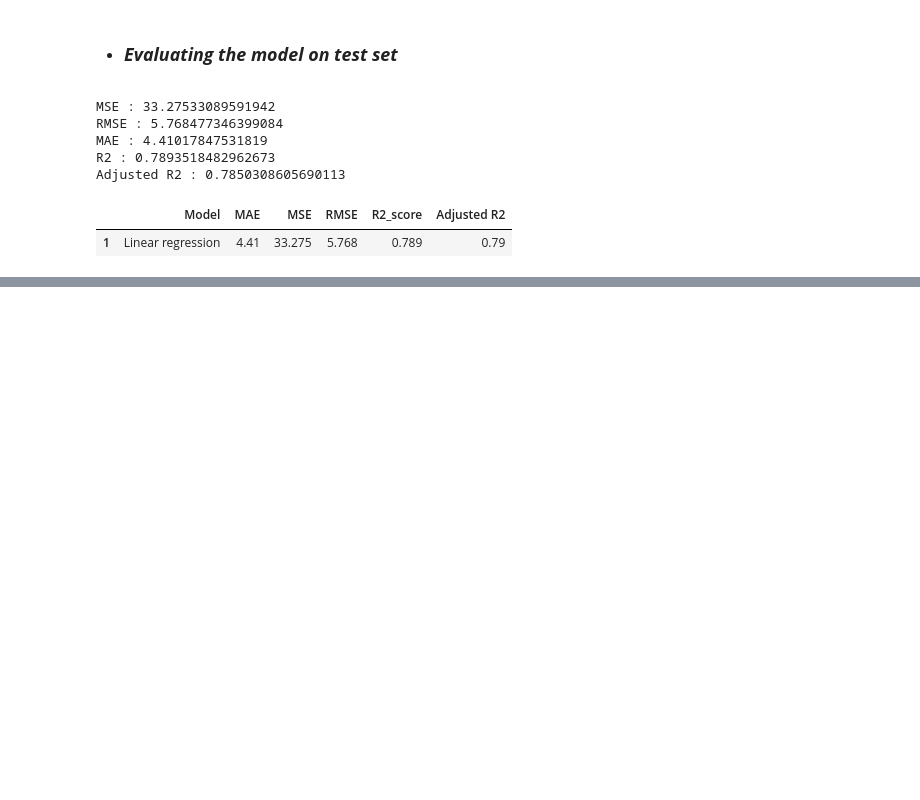
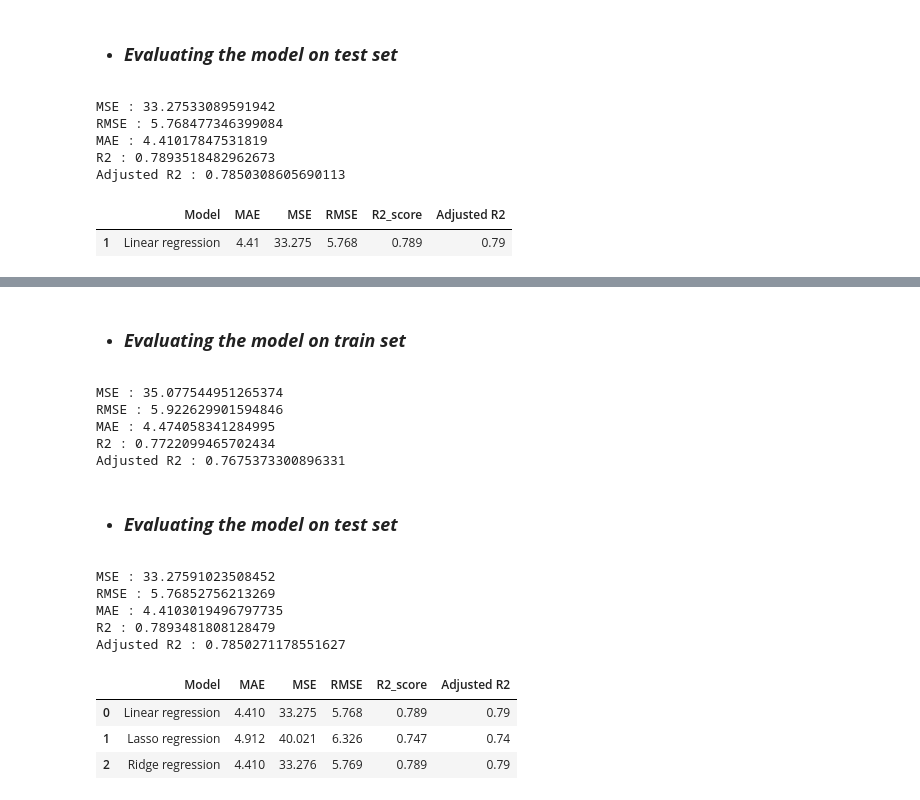
Before and after one commit to Harshjyot-Singh-Chawla/Seoul-Bike-Sharing-Demand-Prediction, a Jupyter notebook: capstone_project_2_Ml.ipynb, the cells around one changed output, grey strips where cells are left out. Saved outputs shown, nothing was run; the diff lists cells and outputs as text; code cells hidden in the pictures; blank space fills up the shorter version.

```diff
--- a/capstone_project_2_Ml.ipynb
+++ b/capstone_project_2_Ml.ipynb
@@ -633,0 +646,4 @@ test_df
+# %%
+#x_train and x_test value
+y_pred_train_lasso=lasso.predict(X_train)
+y_pred_test_lasso= lasso.predict(X_test)
@@ -633,0 +739,4 @@ test_df
+# %%
+# Fitting RIDGE Regression to the Training set
+ridge= Ridge(alpha=0.1, max_iter= 3000)
+ridge.fit(X_train,y_train)
@@ -633,0 +750,3 @@ test_df
+# %%
+y_pred_train_ridge=ridge.predict(X_train)
+y_pred_test_ridge=ridge.predict(X_test)
@@ -633,0 +755,27 @@ test_df
+# %% [markdown]
+*   ### ***Evaluating the model on train set***
+# %%
+#calculate MSE
+MSE_r= mean_squared_error((y_train), (y_pred_train_ridge))
+print("MSE :",MSE_r)
+
+#calculate RMSE
+RMSE_r=np.sqrt(MSE_r)
+print("RMSE :",RMSE_r)
+
+
+#calculate MAE
+MAE_r= mean_absolute_error(y_train, y_pred_train_ridge)
+print("MAE :",MAE_r)
+
+#calculate r2 and adjusted r2
+r2_r= r2_score(y_train, y_pred_train_ridge)
+print("R2 :",r2_r)
+Adjusted_R2_r=(1-(1-r2_score(y_train, y_pred_train_ridge))*((X_test.shape[0]-1)/(X_test.shape[0]-X_test.shape[1]-1)) )
+print("Adjusted R2 :",Adjusted_R2_r)
+# %% [output]
+MSE : 35.077544951265374
+RMSE : 5.922629901594846
+MAE : 4.474058341284995
+R2 : 0.7722099465702434
+Adjusted R2 : 0.7675373300896331
@@ -633,0 +791,42 @@ test_df
+# %% [markdown]
+*   ### ***Evaluating the model on test set***
+# %%
+#calculate MSE
+MSE_r= mean_squared_error(y_test, y_pred_test_ridge)
+print("MSE :",MSE_r)
+
+#calculate RMSE
+RMSE_r=np.sqrt(MSE_r)
+print("RMSE :",RMSE_r)
+
+
+#calculate MAE
+MAE_r= mean_absolute_error(y_test, y_pred_test_ridge)
+print("MAE :",MAE_r)
+
+#calculate r2 and adjusted r2
+r2_r= r2_score((y_test), (y_pred_test_ridge))
+print("R2 :",r2_r)
+Adjusted_R2_r=(1-(1-r2_score((y_test), (y_pred_test_ridge)))*((X_test.shape[0]-1)/(X_test.shape[0]-X_test.shape[1]-1)) )
+print("Adjusted R2 :",Adjusted_R2_r)
+# %% [output]
+MSE : 33.27591023508452
+RMSE : 5.76852756213269
+MAE : 4.4103019496797735
+R2 : 0.7893481808128479
+Adjusted R2 : 0.7850271178551627
+# %%
+# storing the test set metrics value in a dataframe for later comparison
+dict2={'Model':'Ridge regression ',
+       'MAE':round((MAE_r),3),
+       'MSE':round((MSE_r),3),
+       'RMSE':round((RMSE_r),3),
+       'R2_score':round((r2_r),3),
+       'Adjusted R2':round((Adjusted_R2_r ),2)}
+test_df=test_df.append(dict2,ignore_index=True)
+test_df
+# %% [output]
+|  | Model | MAE | MSE | RMSE | R2_score | Adjusted R2 |
+| 0 | Linear regression | 4.410 | 33.275 | 5.768 | 0.789 | 0.79 |
+| 1 | Lasso regression | 4.912 | 40.021 | 6.326 | 0.747 | 0.74 |
+| 2 | Ridge regression | 4.410 | 33.276 | 5.769 | 0.789 | 0.79 |
```
Also changed, not shown: parts of 15 cells of this notebook.
